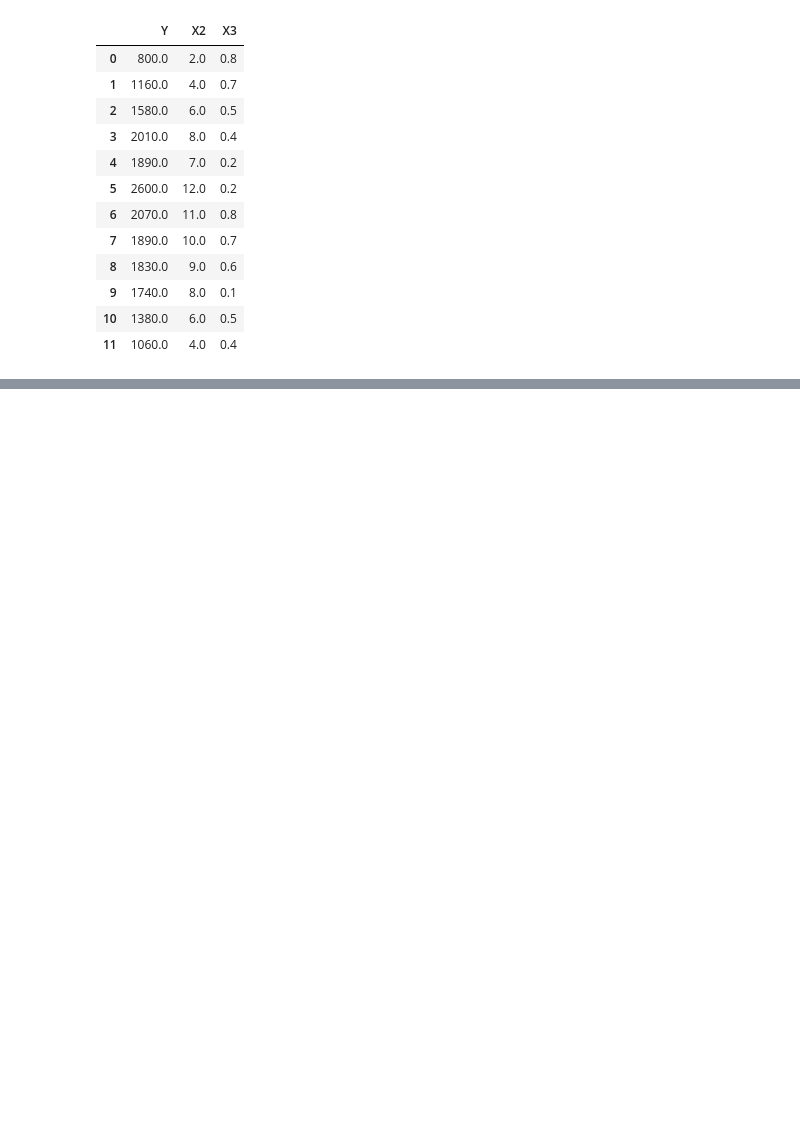
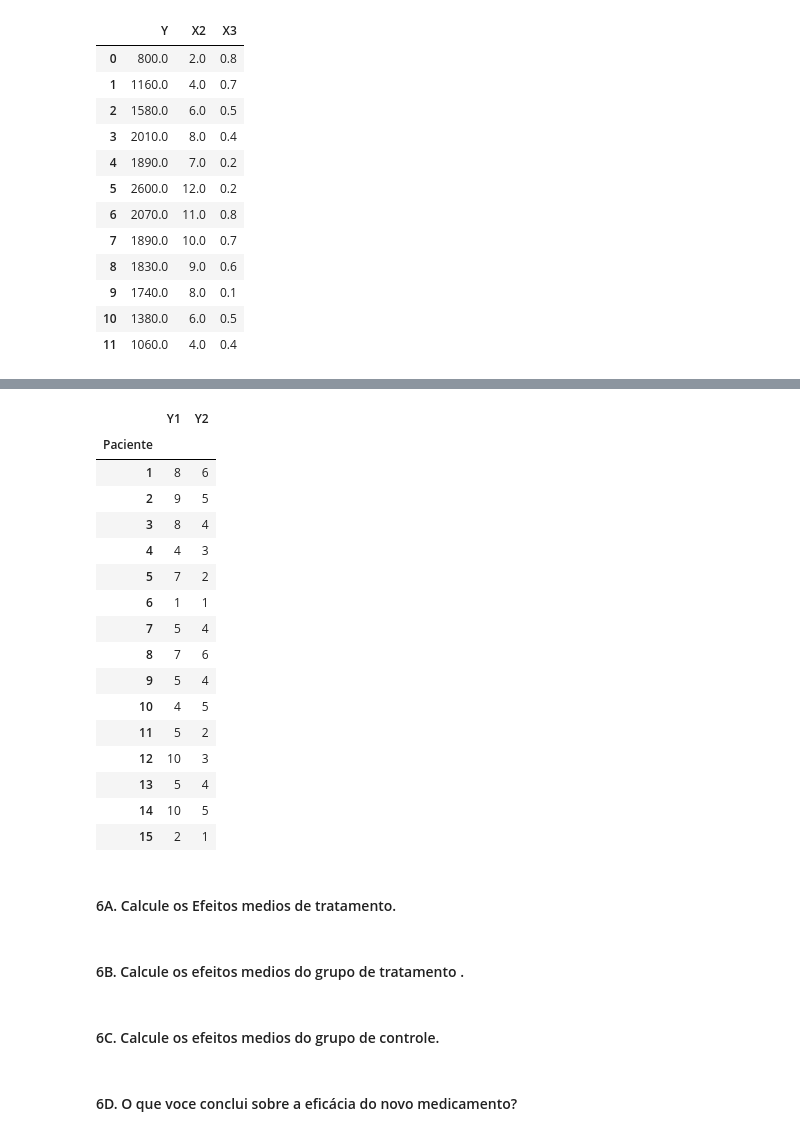
Before and after one commit to bailez/econometria2, a Jupyter notebook: py/Lista_1_Notebook.ipynb, the cells around one changed output, grey strips where cells are left out. Saved outputs shown, nothing was run; the diff lists cells and outputs as text; code cells hidden in the pictures; blank space fills up the shorter version.

```diff
--- a/py/Lista_1_Notebook.ipynb
+++ b/py/Lista_1_Notebook.ipynb
@@ -316,0 +433,53 @@ True
+# %%
+# %% (================== Questão 6 ===================) #
+
+# Dados
+cols = 'Paciente Y1 Y2'
+vals = '''1 8 6
+2 9 5
+3 8 4
+4 4 3
+5 7 2
+6 1 1
+7 5 4
+8 7 6
+9 5 4
+10 4 5
+11 5 2
+12 10 3
+13 5 4
+14 10 5
+15 2 1'''
+
+A = get_matrix(v = vals, c= cols, convert=False)
+Yi = A[:,1:].astype(float)
+df = pd.DataFrame(A,columns = cols.split(' '))
+df.index = df.iloc[:,0]
+df = df.iloc[:,1:]
+df
+# %% [output]
+|  | Y1 | Y2 |
+| Paciente |  |  |
+| 1 | 8 | 6 |
+| 2 | 9 | 5 |
+| 3 | 8 | 4 |
+| 4 | 4 | 3 |
+| 5 | 7 | 2 |
+| 6 | 1 | 1 |
+| 7 | 5 | 4 |
+| 8 | 7 | 6 |
+| 9 | 5 | 4 |
+| 10 | 4 | 5 |
+| 11 | 5 | 2 |
+| 12 | 10 | 3 |
+| 13 | 5 | 4 |
+| 14 | 10 | 5 |
+| 15 | 2 | 1 |
+# %% [markdown]
+#### 6A. Calcule os Efeitos medios de tratamento.
+# %% [markdown]
+#### 6B.  Calcule os efeitos medios do grupo de tratamento .
+# %% [markdown]
+#### 6C. Calcule os efeitos medios do grupo de controle.
+# %% [markdown]
+#### 6D. O que voce conclui sobre a eficácia do novo medicamento?
```
Also changed, not shown: parts of 35 cells of this notebook, 2 other files.
